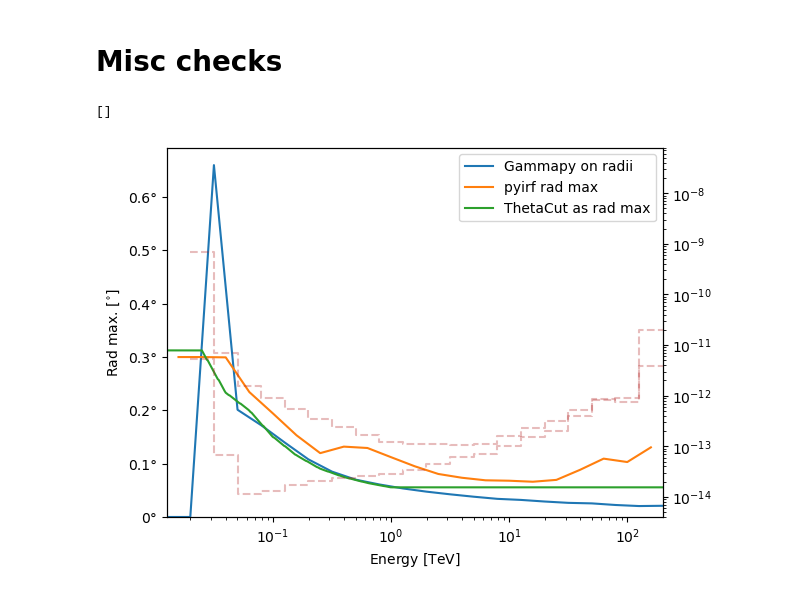
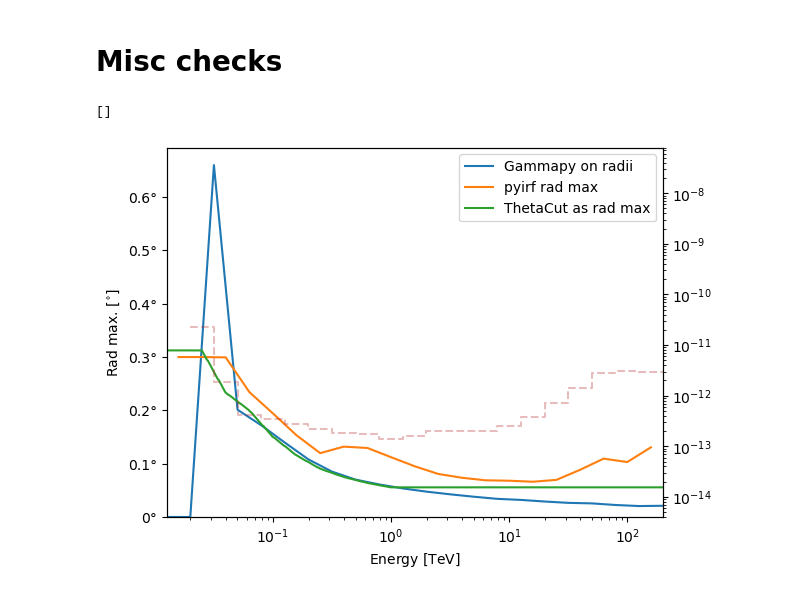
Before and after one commit to Tobychev/GammapySensitivity, a Jupyter notebook: SensitivityFromIRF.ipynb, the cells around one changed output. Drawn from its saved outputs; the diff is of its cells as text; code cells hidden in the pictures.

```diff
--- a/SensitivityFromIRF.ipynb
+++ b/SensitivityFromIRF.ipynb
@@ -26,7 +71,7 @@ quantity_support();
 # %%
 def gp_sensitivity_curve(irfs, root_e_bins, enclosure=True, conf={}):
 
-    energy_axis = MapAxis.from_nodes(root_e_bins,
+    energy_axis_reco = MapAxis.from_nodes(root_e_bins,
                                      interp="log",
                                      name="energy").to_node_type("edges")
     energy_axis_true = MapAxis.from_energy_bounds(
@@ -42,23 +87,28 @@ def gp_sensitivity_curve(irfs, root_e_bins, enclosure=True, conf={}):
     offset = conf.get("point_offset", 0.5 * u.deg)
     offset_dir = conf.get("point_offset_dir", 0.0 * u.deg)
 
+    location = observatory_locations["cta_south"]
+    livetime = conf.get("livetime", 50.0 * u.h)
+
     pointing_info = FixedPointingInfo(fixed_icrs=pointing)
     source_position = pointing.directional_offset_by(offset_dir, offset)
-    if enclosure:
-        on_region = CircleSkyRegion(source_position, radius=on_region_radius)
-        correct_containment = False
-    else:
-        on_region = PointSkyRegion(source_position)
-        correct_containment = False
-    geom = RegionGeom.create(region=on_region, axes=[energy_axis])
-    empty_dataset = SpectrumDataset.create(geom=geom, energy_axis_true=energy_axis_true)
-
-    location = observatory_locations["cta_south"]
-    livetime = conf.get("livetime", 50.0 * u.h)
 
     obs = Observation.create(
         pointing=pointing_info, irfs=irfs, livetime=livetime, location=location
     )
+
+    if enclosure:
+        on_region = CircleSkyRegion(source_position, radius=on_region_radius)
+        correct_containment = False
+        geom = RegionGeom.create(region=on_region, axes=[energy_axis_reco])
+    else:
+        on_region = PointSkyRegion(source_position)
+        geom = RadMaxGeom.create(region=on_region, rad_max=irfs['rad_max'], axes=[energy_axis_reco])
+        geom.setup_for_solid_angle(pointing_info, obs)
+        correct_containment = False
+
+    empty_dataset = SpectrumDataset.create(geom=geom, energy_axis_true=energy_axis_true)
+
     spectrum_maker = SpectrumDatasetMaker(
         selection=["exposure", "edisp", "background"],
         containment_correction=correct_containment,
@@ -69,7 +119,7 @@ def gp_sensitivity_curve(irfs, root_e_bins, enclosure=True, conf={}):
         containment = 0.68
         dataset.exposure *= containment
         on_radii = obs.psf.containment_radius(
-            energy_true=energy_axis.center, offset=offset, fraction=containment
+            energy_true=energy_axis_reco.center, offset=offset, fraction=containment
         )
         factor = (1 - np.cos(on_radii)) / (1 - np.cos(on_region_radius))
         dataset.background *= factor.value.reshape((-1, 1, 1))
@@ -359,9 +376,9 @@ axs[1].set(title="full")
 [figure]
 # %%
 p5p_gE, p5p_gSens, _ = gp_sensitivity_curve(irf_tab_p5_point, p5_en, enclosure=False, conf={"point_offset": 0.1 * u.deg})
-p5_gE, p5_gSens, _ = gp_sensitivity_curve(irf_test, p5_en, enclosure=False, conf={"point_offset": 0.1 * u.deg})
-py_gE, py_gSens, _ = gp_sensitivity_curve(irf_tab_py, p5_en, enclosure=False, conf={"point_offset": 0.1 * u.deg})
-py_gE, py_gSens, _ = gp_sensitivity_curve(irf_tab_py, p5_en, enclosure=False, conf={"point_offset": 0.1 * u.deg})
+p5_gE, p5_gSens, _ = gp_sensitivity_curve(irf_tab_p5, p5_en, enclosure=True, conf={"point_offset": 0.1 * u.deg})
+#py_gE, py_gSens, _ = gp_sensitivity_curve(irf_tab_py, p5_en, enclosure=False, conf={"point_offset": 0.1 * u.deg})
+#py_gE, py_gSens, _ = gp_sensitivity_curve(irf_tab_py, p5_en, enclosure=False, conf={"point_offset": 0.1 * u.deg})
 
 fig, ax = plt.subplots(1, 1, figsize=(10, 5))
 plt.step(p5p_gE, p5p_gSens, label="Prod5 + gammapy, pointlike")
@@ -381,13 +400,13 @@ NameError: name 'irf_test' is not defined
 # %%
 fig, ax = plt.subplots()
 ax.plot(p5_gE, tmp[1], label="Gammapy on radii")
 irf_tab_py["rad_max"].plot_rad_max_vs_energy(ax=ax, label="pyirf rad max")
 irf_tab_p5["rad_max"].plot_rad_max_vs_energy(ax=ax, label="ThetaCut as rad max")
 ax2 = ax.twinx()
-ax2.step(py_gE, py_gSens, label="pyIRF + gammapy, pointlike",color="firebrick",linestyle="dashed", alpha=0.3)
+#ax2.step(py_gE, py_gSens, label="pyIRF + gammapy, pointlike",color="firebrick",linestyle="dashed", alpha=0.3)
 ax2.step(p5_gE, p5_gSens, label="pyIRF + gammapy, pointlike",color="firebrick",linestyle="dashed", alpha=0.3)
 ax2.set(ylim=(4e-15, 8e-8), yscale="log")
 plt.semilogx()
 # %% [output]
 []
-[figure, old version]
+[figure, new version]
```
Also changed, not shown: parts of 21 cells of this notebook.
